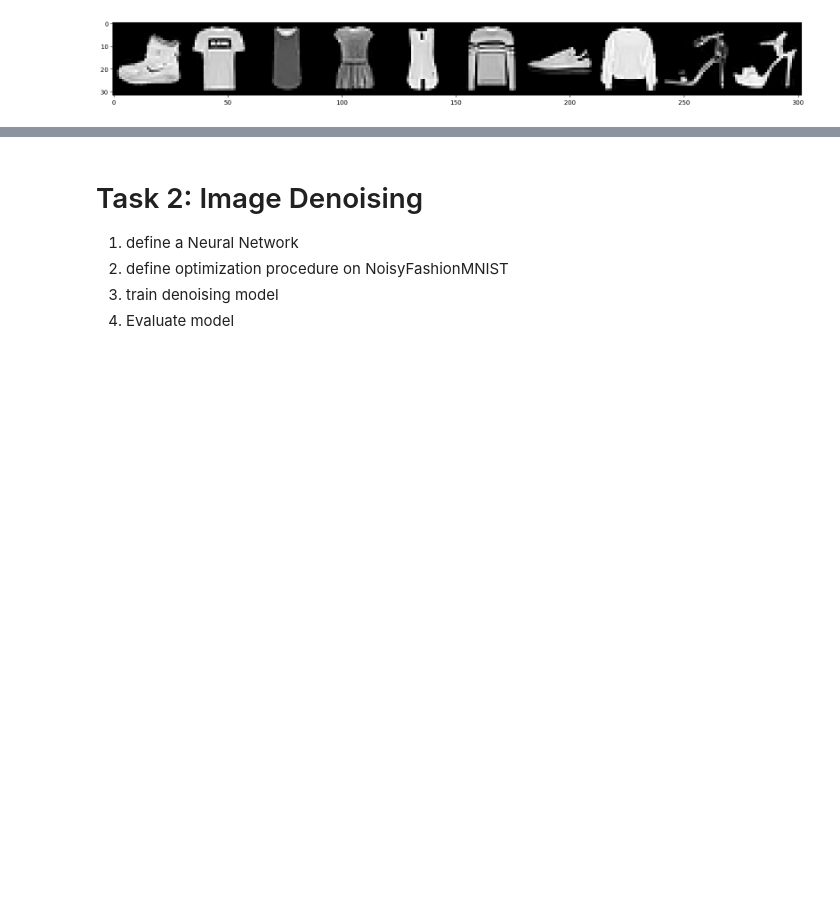
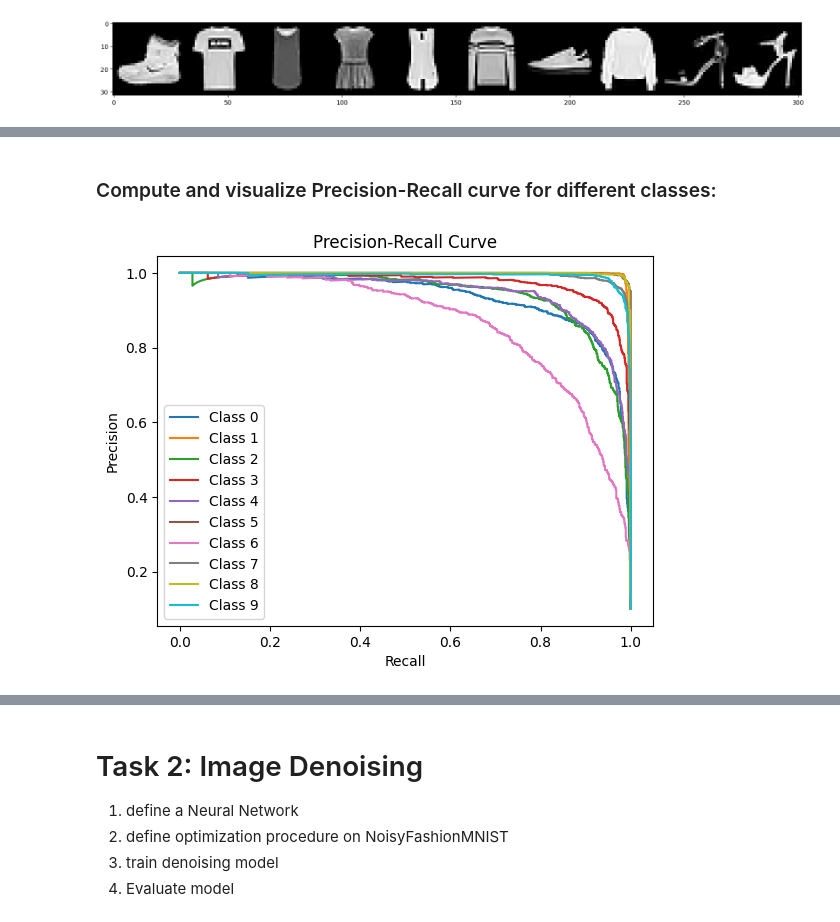
Before and after one commit to Mo20DE/AIA, a Jupyter notebook: Exercise 4/Exercise4.ipynb, the cells around one changed output, grey strips where cells are left out. Saved outputs shown, nothing was run; the diff lists cells and outputs as text; code cells hidden in the pictures; blank space fills up the shorter version.

```diff
--- a/Exercise 4/Exercise4.ipynb
+++ b/Exercise 4/Exercise4.ipynb
@@ -142,0 +246,17 @@ KeyboardInterrupt:
+# %% [markdown]
+### Compute and visualize Precision-Recall curve for different classes:
+# %%
+y_true_bin = label_binarize(y_true, classes=np.arange(num_classes))
+y_scores = np.array(y_scores)
+precision, recall = None, None
+for i in range(len(all_classes)):
+    precision, recall, _ = precision_recall_curve(y_true_bin[:, i], y_scores[:, i])
+    plt.plot(recall, precision, label=f"Class {i}")
+
+plt.xlabel("Recall")
+plt.ylabel("Precision")
+plt.legend(loc="best")
+plt.title("Precision-Recall Curve")
+plt.show()
+# %% [output]
+[figure, added]
```
Also changed, not shown: parts of 62 cells of this notebook.
